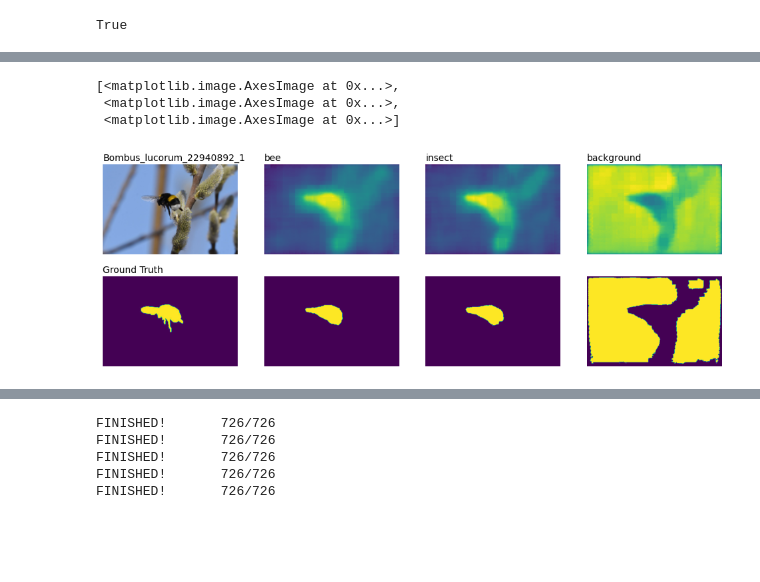
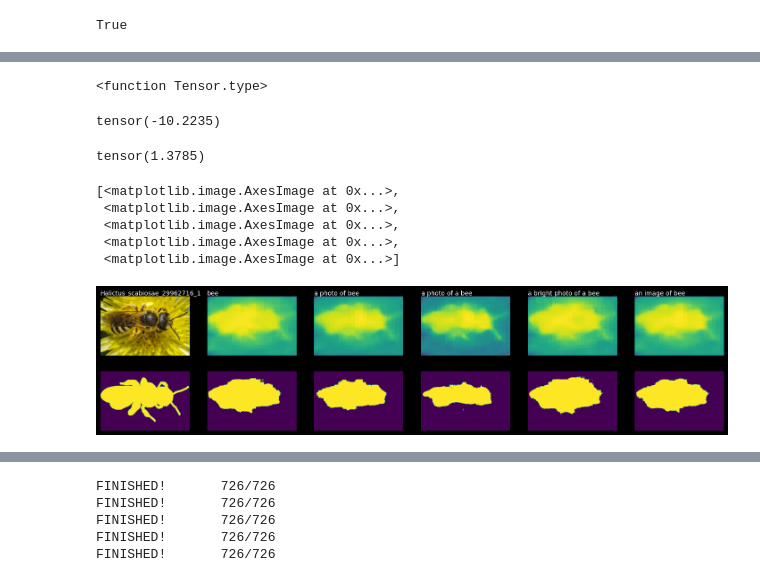
Before and after one commit to lwfld/reProj, a Jupyter notebook: clipseg_2.ipynb, the cells around one changed output, grey strips where cells are left out. Saved outputs shown, nothing was run; the diff lists cells and outputs as text; code cells hidden in the pictures; blank space fills up the shorter version.

Commit message:
store tensor directly

```diff
--- a/clipseg_2.ipynb
+++ b/clipseg_2.ipynb
@@ -67,25 +13,42 @@ bi_preds = [toBinary(preds[i][0], 0.3) for i in range(len(preds))]
+# %%
+preds.type
+# %% [output]
+<function Tensor.type>
+# %%
+torch.min(preds)
+# %% [output]
+tensor(-10.2235)
+# %%
+torch.max(preds)
+# %% [output]
+tensor(1.3785)
 # %%
 from matplotlib import pyplot as plt
 from myutils.img_loader import get_imgName
+from myutils.processors import toGreyscale, toBinary
+from PIL import Image
 
-id = 2
-prompts = ["bee", "insect", "background"]
+id = 300
+prompts = ["bee", "a photo of bee", "a photo of a bee", "a bright photo of a bee", "an image of bee"]
 input_image = get_img_by_id(id)
 ground_truth = get_img_by_id(id, "./dataset/masks/gt/")
-preds = getPred(id, prompts)
-bi_preds = [toBinary(preds[i][0], 0.8) for i in range(len(preds))]
+preds = seg_clipseg(input_image, prompts)
+gs_preds = [toGreyscale(preds[i]) for i in range(len(preds))]
+bi_preds = [toBinary(gs_preds[i], 0.84 * 255) for i in range(len(preds))]
+from_file = Image.open("./dataset/test/savePic_Test2.png")
 
 _, ax = plt.subplots(2, len(prompts) + 1, figsize=(3 * (len(prompts) + 1), 4))
 [a.axis("off") for a in ax.flatten()]
 ax[0][0].imshow(input_image)
 ax[0][0].text(0, -15, get_imgName(id))
-[ax[0][i + 1].imshow(preds[i][0].cpu()) for i in range(len(prompts))]
+[ax[0][i + 1].imshow(preds[i]) for i in range(len(prompts))]
 [ax[0][i + 1].text(0, -15, prompt) for i, prompt in enumerate(prompts)]
 ax[1][0].imshow(ground_truth)
-ax[1][0].text(0, -15, "Ground Truth")
-[ax[1][i + 1].imshow(bi_preds[i].cpu()) for i in range(len(prompts))]
+[ax[1][i + 1].imshow(bi_preds[i]) for i in range(len(prompts))]
 # %% [output]
 [<matplotlib.image.AxesImage at 0x...>,
  <matplotlib.image.AxesImage at 0x...>,
+ <matplotlib.image.AxesImage at 0x...>,
+ <matplotlib.image.AxesImage at 0x...>,
  <matplotlib.image.AxesImage at 0x...>]
-[figure, old version]
+[figure, new version]
```
Also changed, not shown: parts of 13 cells of this notebook, 14 other files.
